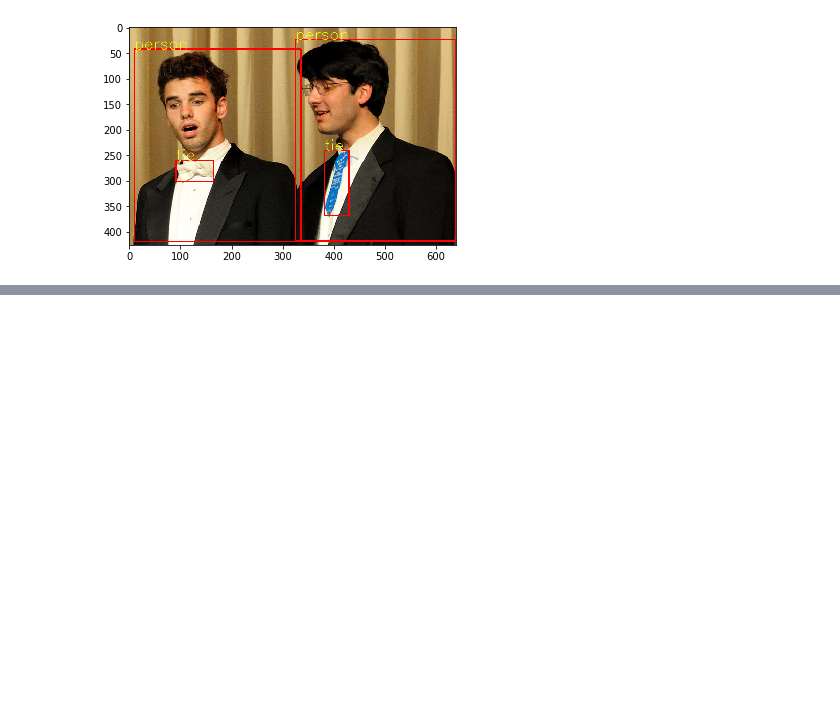
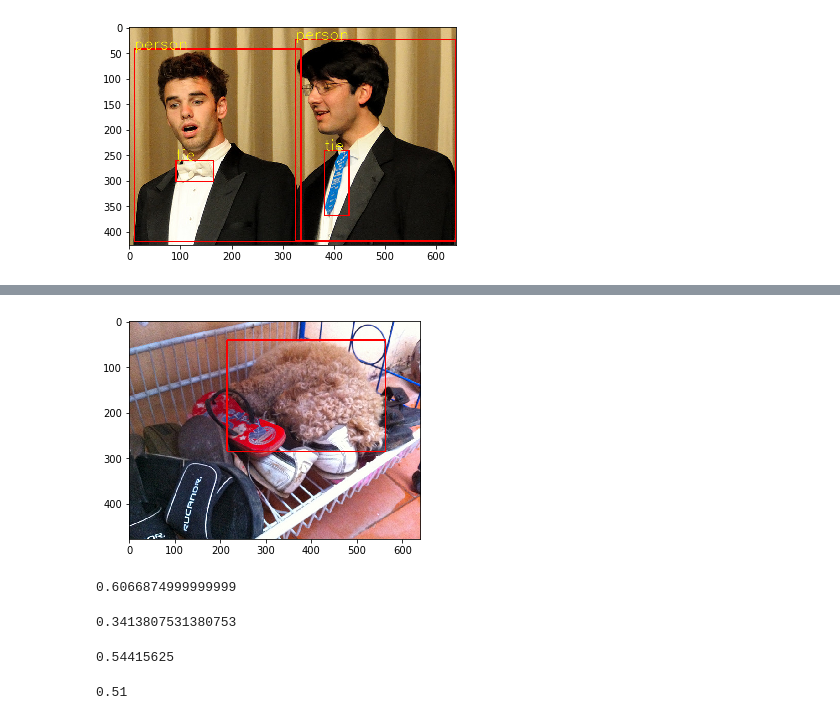
Before and after one commit to hktxt/YOLOv3, a Jupyter notebook: Dev/01_COCODataset.ipynb, the cells around one changed output, grey strips where cells are left out. Drawn from its saved outputs; the diff is of its cells as text; code cells hidden in the pictures; blank space fills up the shorter version.

```diff
--- a/Dev/01_COCODataset.ipynb
+++ b/Dev/01_COCODataset.ipynb
@@ -318,0 +343,7 @@ plt.show()
+# %%
+cv2.rectangle(image, (int(214.15),int(41.29)), (int(214.15+348.26),int(41.29+243.78)), (255,0,0), 2) # image, 左上顶点, 右下顶点, color, line_length
+plt.imshow(image)
+#plt.axis('off')
+plt.show()
+# %% [output]
+[figure, added]
@@ -318,0 +354,17 @@ plt.show()
+# %%
+#shift
+(214.15 + 348.26/2)/640
+# %% [output]
+0.6066874999999999
+# %%
+(41.29 + 243.78/2)/478
+# %% [output]
+0.3413807531380753
+# %%
+348.26/640
+# %% [output]
+0.54415625
+# %%
+243.78/478
+# %% [output]
+0.51
```
Also changed, not shown: parts of 6 cells of this notebook, 2 other files.
